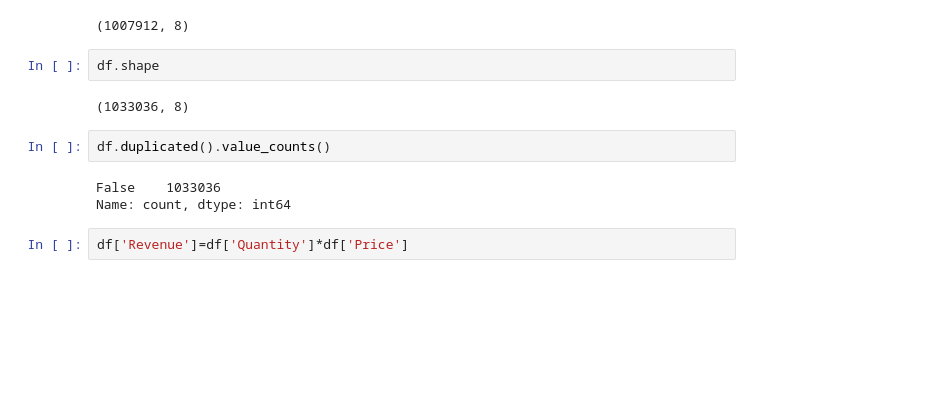
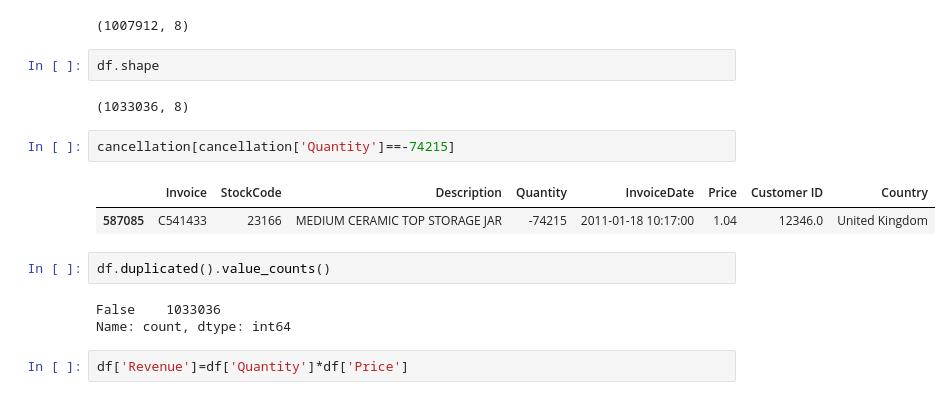
Before and after one commit to mohamadsfares/retail-sales-analysis, a Jupyter notebook: 01_explore.ipynb, the cells around one changed output. Drawn from its saved outputs; the diff is of its cells as text; blank space fills up the shorter version.

```diff
--- a/01_explore.ipynb
+++ b/01_explore.ipynb
@@ -171,6 +171,11 @@ sales.shape
 df.shape
 # %% [output]
 (1033036, 8)
+# %%
+cancellation[cancellation['Quantity']==-74215]
+# %% [output]
+|  | Invoice | StockCode | Description | Quantity | InvoiceDate | Price | Customer ID | Country |
+| 587085 | C541433 | 23166 | MEDIUM CERAMIC TOP STORAGE JAR | -74215 | 2011-01-18 10:17:00 | 1.04 | 12346.0 | United Kingdom |
 # %%
 df.duplicated().value_counts()
 # %% [output]
```
Also changed, not shown: parts of 2 cells of this notebook, 2 other files.
